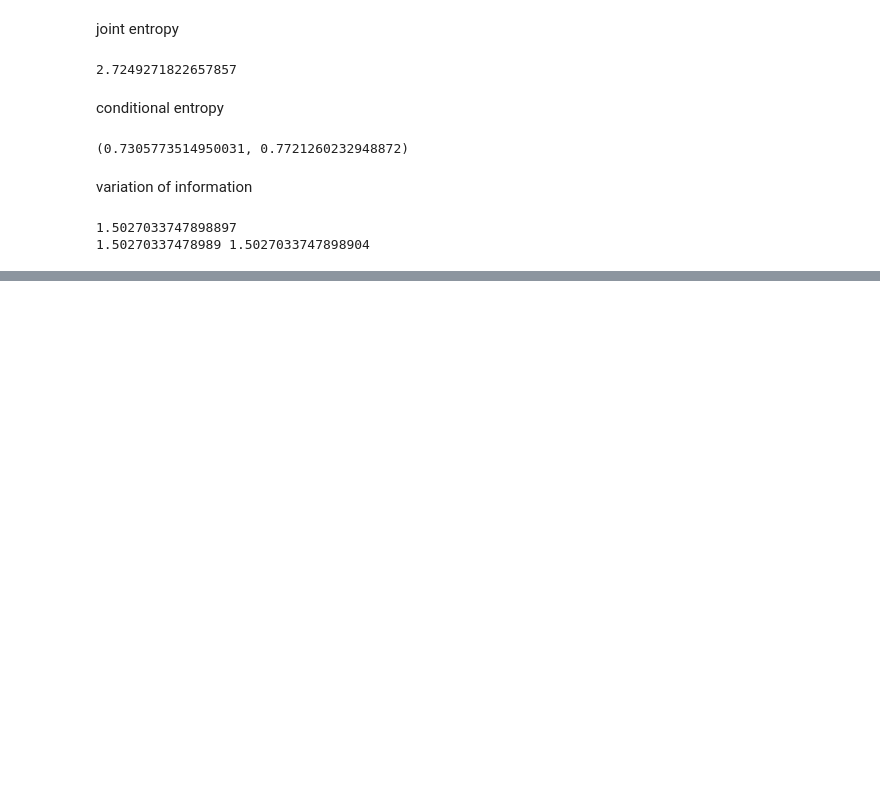
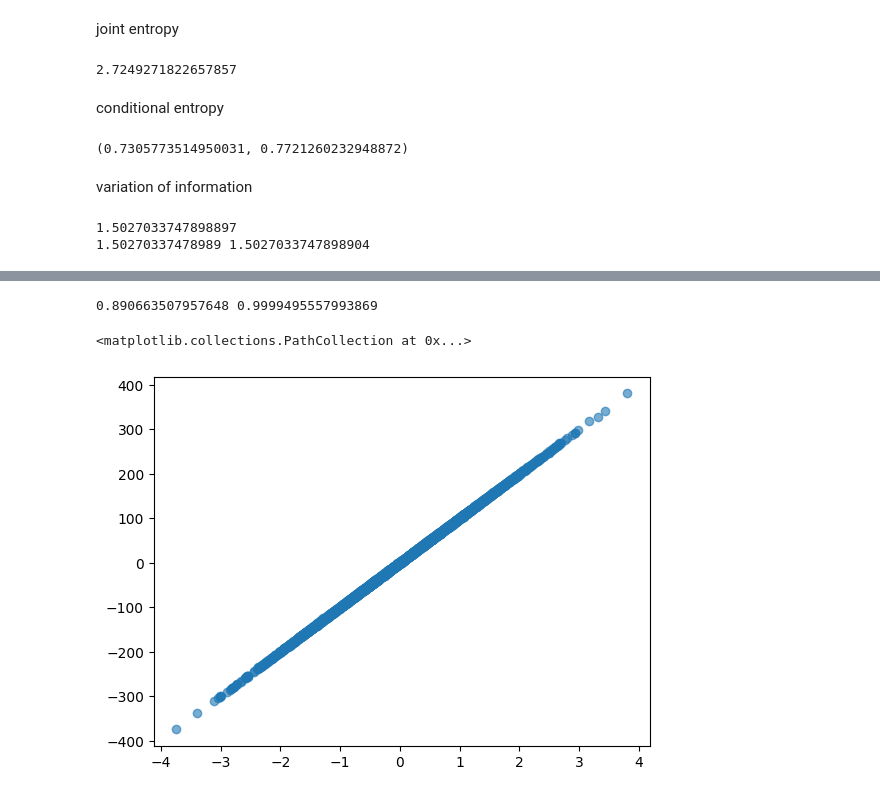
Before and after one commit to Joanna-Dai/Machine-Learning-for-Asset-Managers, a Jupyter notebook: ch3.ipynb, the cells around one changed output, grey strips where cells are left out. Saved outputs shown, nothing was run; the diff lists cells and outputs as text; code cells hidden in the pictures; blank space fills up the shorter version.

```diff
--- a/ch3.ipynb
+++ b/ch3.ipynb
@@ -135,0 +198,21 @@ def numBins(nObs, corr=None):
+# %%
+# linear relationship
+
+size, seed = 5000, 0
+np.random.seed(seed)
+# generate gaussian random variables
+x = np.random.normal(size=size)
+e = np.random.normal(size=size)
+y = 100*x + e
+nmi = mutualInfo(x, y, True)
+corr = np.corrcoef(x, y)[0, 1]
+print(nmi, corr)
+# coef = 100 (strong linear), corr = 1, nmi_n = 0.89 (still not 1 given there's some degree of uncertainty with e)
+# coef = 10000 (stronger linear), corr = 1, nmi_n = 0.995
+
+# plot
+plt.scatter(x, y, alpha=0.6, label='y = 100*x + e')
+# %% [output]
+0.890663507957648 0.9999495557993869
+<matplotlib.collections.PathCollection at 0x...>
+[figure, added]
```
Also changed, not shown: parts of 6 cells of this notebook, 1 other file.
